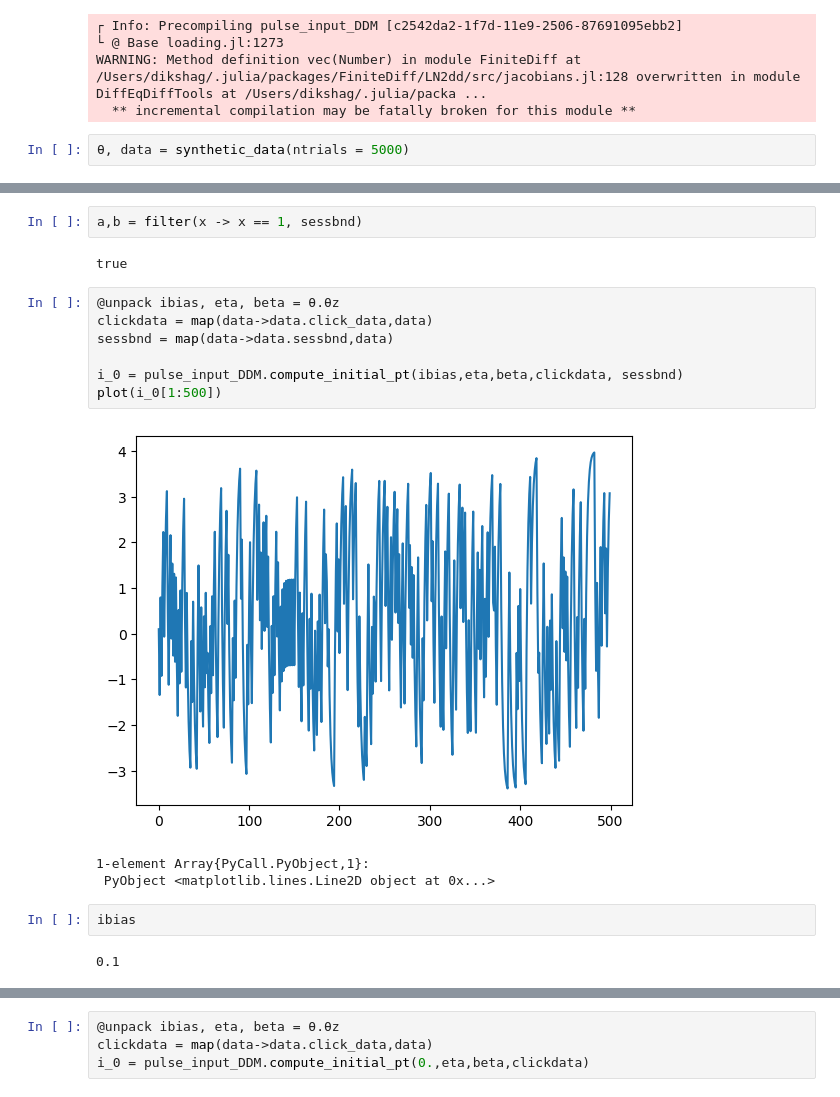
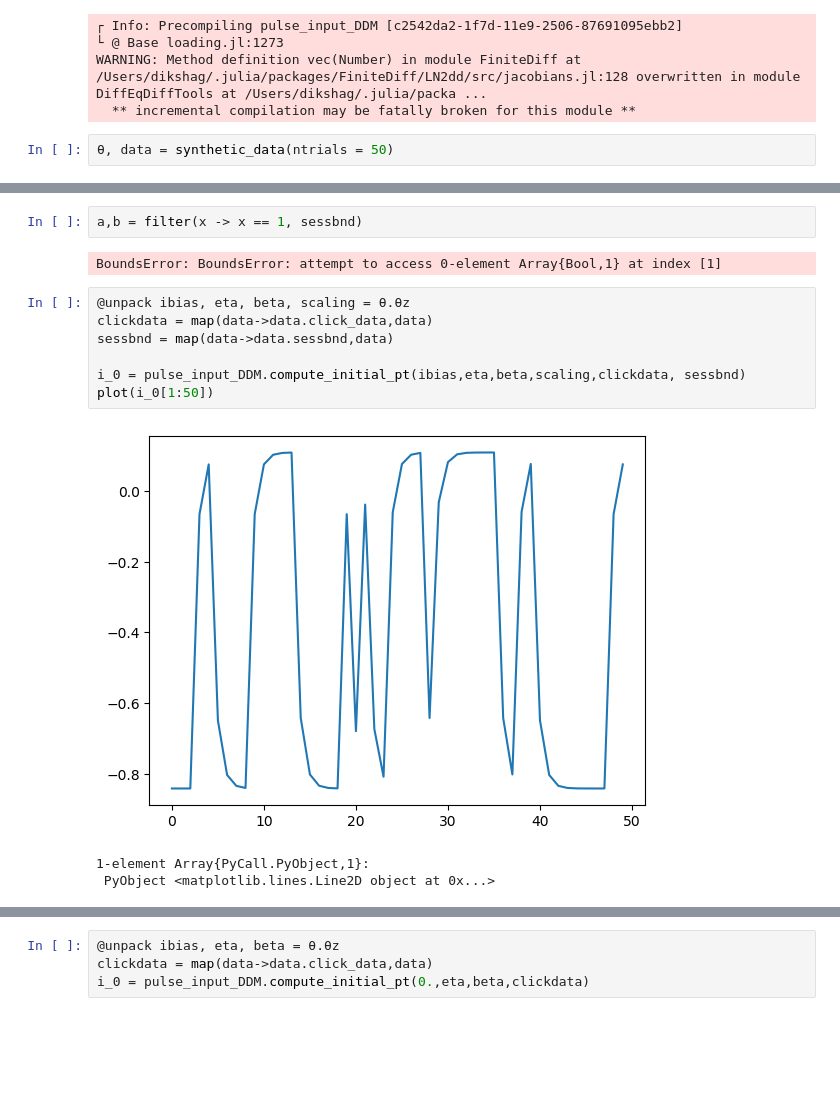
Before and after one commit to Brody-Lab/PulseInputDDM.jl, a Jupyter notebook: examples/choice_mode_synthetic_data.ipynb, the cells around one changed output, grey strips where cells are left out. Saved outputs shown, nothing was run; the diff lists cells and outputs as text; blank space fills up the shorter version.

```diff
--- a/examples/choice_mode_synthetic_data.ipynb
+++ b/examples/choice_mode_synthetic_data.ipynb
@@ -132,7 +132,7 @@ using Parameters
 WARNING: Method definition vec(Number) in module FiniteDiff at /Users/dikshag/.julia/packages/FiniteDiff/LN2dd/src/jacobians.jl:128 overwritten in module DiffEqDiffTools at /Users/dikshag/.julia/packa ...
   ** incremental compilation may be fatally broken for this module **
 # %%
-θ, data = synthetic_data(ntrials = 5000)
+θ, data = synthetic_data(ntrials = 50)
 # %% [output]
 (θchoice{θz{Float64},Float64}
   θz: θz{Float64}
@@ -161,21 +161,17 @@ plot(sessbnd)
 # %%
 a,b = filter(x -> x == 1, sessbnd)
 # %% [output]
-true
+BoundsError: BoundsError: attempt to access 0-element Array{Bool,1} at index [1]
 # %%
-@unpack ibias, eta, beta = θ.θz
+@unpack ibias, eta, beta, scaling = θ.θz
 clickdata = map(data->data.click_data,data)
 sessbnd = map(data->data.sessbnd,data)
 
-i_0 = pulse_input_DDM.compute_initial_pt(ibias,eta,beta,clickdata, sessbnd)
-plot(i_0[1:500])
+i_0 = pulse_input_DDM.compute_initial_pt(ibias,eta,beta,scaling,clickdata, sessbnd)
+plot(i_0[1:50])
 # %% [output]
-[figure, old version]
+[figure, new version]
 1-element Array{PyCall.PyObject,1}:
  PyObject <matplotlib.lines.Line2D object at 0x...>
-# %%
-ibias
-# %% [output]
-0.1
 # %%
 n = 53;
```
Also changed, not shown: parts of 6 cells of this notebook, 4 other files.
